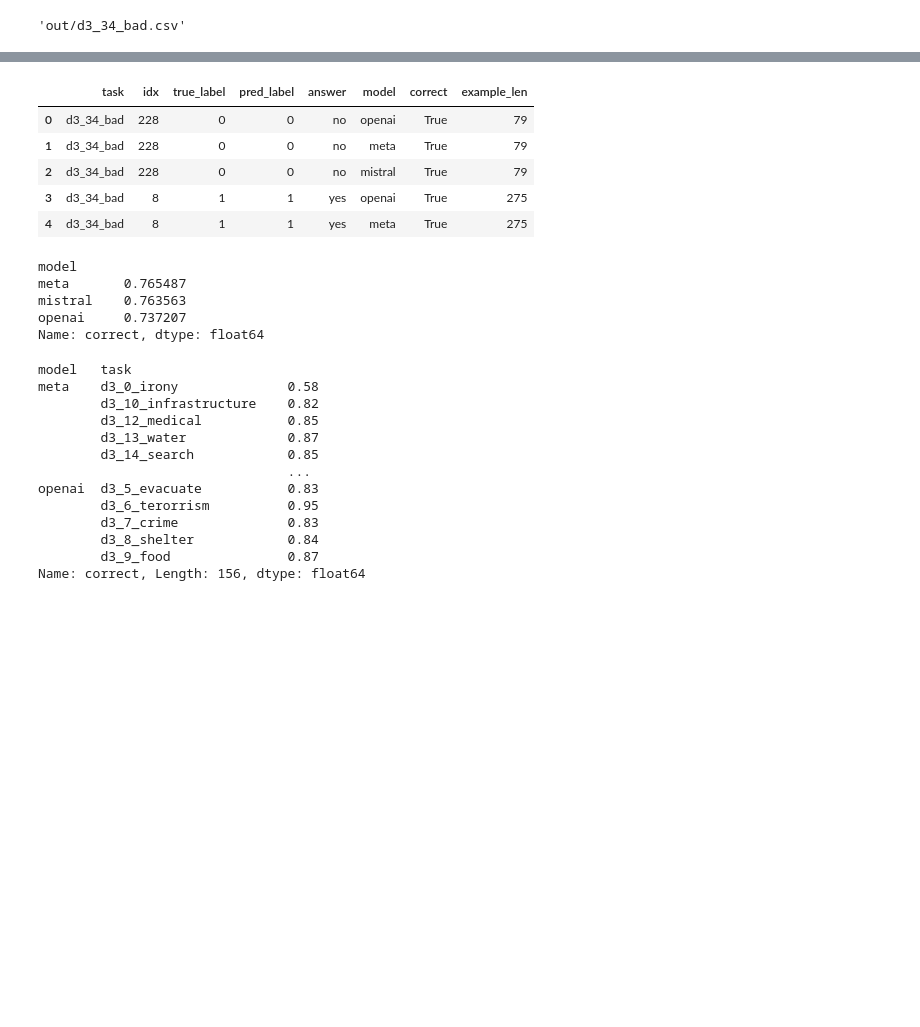
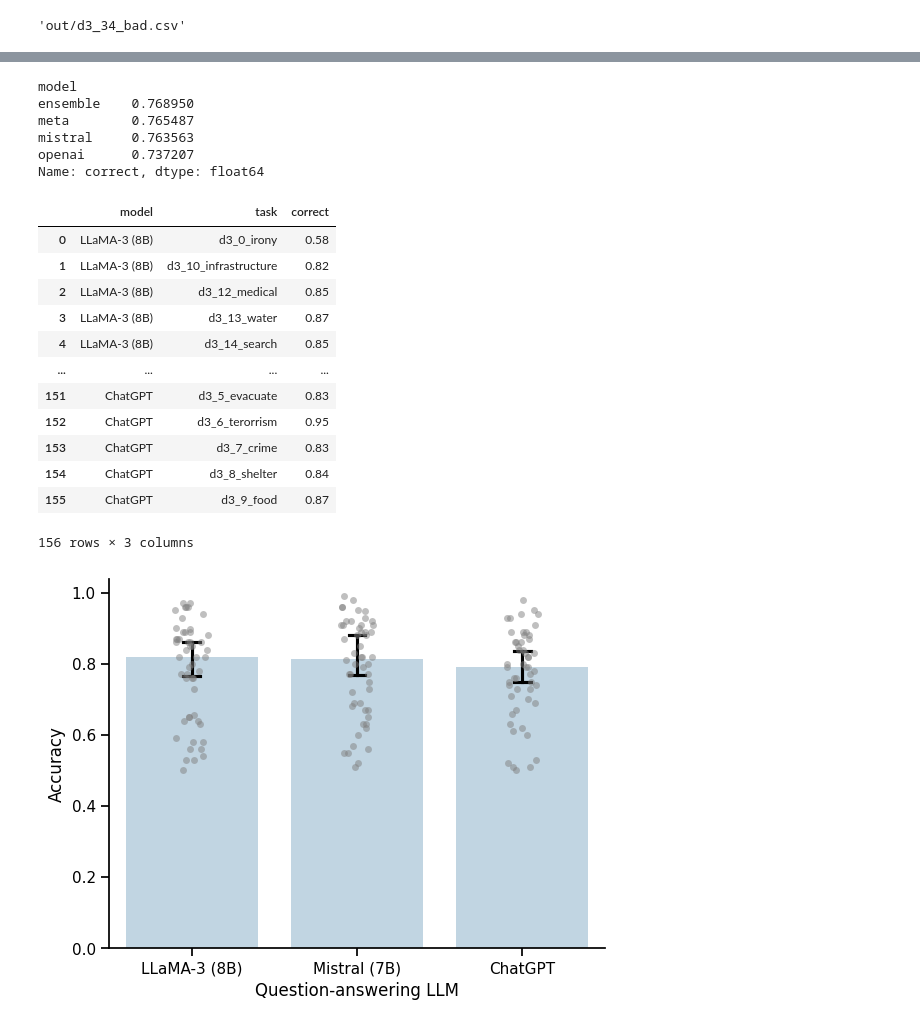
Before and after one commit to csinva/interpretable-embeddings, a Jupyter notebook: scripts/d3/2024-05-22 D3 Averages.ipynb, the cells around one changed output, grey strips where cells are left out. Drawn from its saved outputs; the diff is of its cells as text; code cells hidden in the pictures; blank space fills up the shorter version.

Commit message:
add d3 barplot

```diff
--- a/scripts/d3/2024-05-22 D3 Averages.ipynb
+++ b/scripts/d3/2024-05-22 D3 Averages.ipynb
@@ -26,8 +28,6 @@ def read_csv(path):
 dfs = [read_csv(path) for path in paths]
 df = pd.concat(dfs)
 
-df['correct'] = df['true_label'] == df['pred_label']
-
 # add example_len
 df['example_len'] = None
 for task in df.task.unique():
@@ -37,3 +37,13 @@ for task in df.task.unique():
     # set example_len for each task based on "idx" column
     df.loc[df.task == task, 'example_len'] = df[df.task ==
                                                 task].idx.apply(lambda x: examples.loc[x].example_len)
+
+# add ensemble model
+df['majority_vote'] = df.groupby(['task', 'idx'])['pred_label'].transform(
+    lambda x: x.value_counts().idxmax())
+d_ens = df[df.model == 'meta']
+d_ens['model'] = 'ensemble'
+d_ens['pred_label'] = d_ens['majority_vote']
+df = pd.concat([df, d_ens])
+
+df['correct'] = df['true_label'] == df['pred_label']
@@ -40,36 +61,49 @@ for task in df.task.unique():
-# %%
-df.head()
-# %% [output]
-|  | task | idx | true_label | pred_label | answer | model | correct | example_len |
-| 0 | d3_34_bad | 228 | 0 | 0 | no | openai | True | 79 |
-| 1 | d3_34_bad | 228 | 0 | 0 | no | meta | True | 79 |
-| 2 | d3_34_bad | 228 | 0 | 0 | no | mistral | True | 79 |
-| 3 | d3_34_bad | 8 | 1 | 1 | yes | openai | True | 275 |
-| 4 | d3_34_bad | 8 | 1 | 1 | yes | meta | True | 275 |
 # %%
 df.groupby('model')['correct'].mean()
 # df[df.example_len <= 100000].groupby('model')['correct'].mean()
 # %% [output]
 model
-meta       0.765487
-mistral    0.763563
-openai     0.737207
+ensemble    0.768950
+meta        0.765487
+mistral     0.763563
+openai      0.737207
 Name: correct, dtype: float64
 # %%
-df.groupby(['model', 'task'])['correct'].mean()
+sns.set_context('notebook')
+d_plot = df
+# d_plot = df[df.example_len <= 1000]
+d_plot = d_plot[~d_plot.model.isin(['ensemble'])]
+d_plot = d_plot.groupby(['model', 'task'])['correct'].mean().reset_index()
+d_plot['correct'] = d_plot['correct'].apply(lambda x: max(x, 1 - x))
+d_plot['model'] = d_plot['model'].apply(lambda x:
+                                        {'meta': 'LLaMA-3 (8B)', 'ensemble': 'Ensemble', 'mistral': 'Mistral (7B)', 'openai': 'ChatGPT'}.get(x, x))
+display(d_plot)
+
+# plot boxplot where each point is a task
+sns.barplot(x='model', y='correct', data=d_plot,
+            estimator='median', errorbar=('ci', 95), err_kws={'color': 'black'}, capsize=0.1, alpha=0.3)
+
+# show points
+sns.stripplot(x='model', y='correct', data=d_plot, color='gray', alpha=0.5)
+sns.despine()
+plt.xlabel('Question-answering LLM')
+plt.ylabel('Accuracy')
+plt.savefig('d3_accuracy.pdf', bbox_inches='tight')
+plt.show()
 # %% [output]
+|  | model | task | correct |
+| 0 | LLaMA-3 (8B) | d3_0_irony | 0.58 |
+| 1 | LLaMA-3 (8B) | d3_10_infrastructure | 0.82 |
+| 2 | LLaMA-3 (8B) | d3_12_medical | 0.85 |
+| 3 | LLaMA-3 (8B) | d3_13_water | 0.87 |
+| 4 | LLaMA-3 (8B) | d3_14_search | 0.85 |
+| ... | ... | ... | ... |
+| 151 | ChatGPT | d3_5_evacuate | 0.83 |
+| 152 | ChatGPT | d3_6_terorrism | 0.95 |
+| 153 | ChatGPT | d3_7_crime | 0.83 |
+| 154 | ChatGPT | d3_8_shelter | 0.84 |
+| 155 | ChatGPT | d3_9_food | 0.87 |
-model   task
-meta    d3_0_irony              0.58
-        d3_10_infrastructure    0.82
-        d3_12_medical           0.85
-        d3_13_water             0.87
-        d3_14_search            0.85
-                                ...
-openai  d3_5_evacuate           0.83
-        d3_6_terorrism          0.95
-        d3_7_crime              0.83
-        d3_8_shelter            0.84
-        d3_9_food               0.87
-Name: correct, Length: 156, dtype: float64
+156 rows × 3 columns
+[figure, added]
 # %%
 df.groupby(['model'])['correct'].sem()
```
Also changed, not shown: parts of 6 cells of this notebook.
